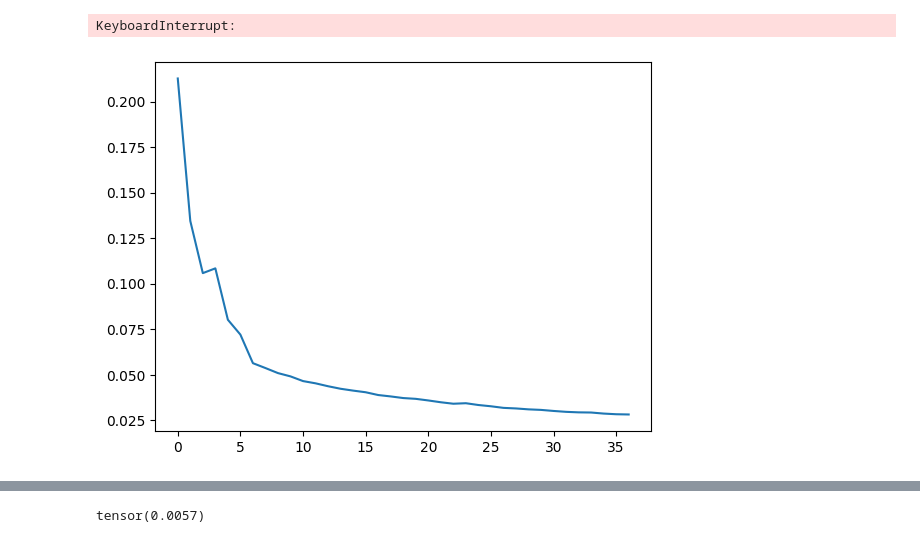
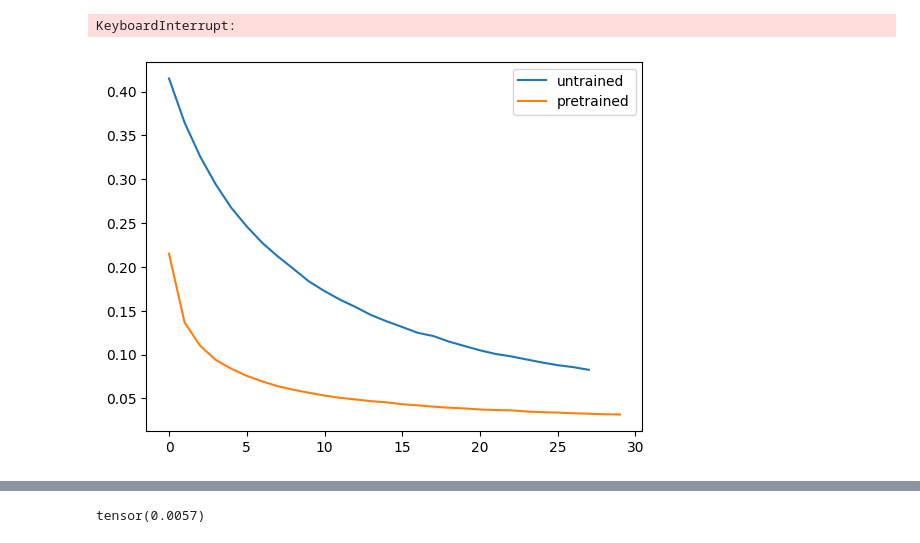
Before and after one commit to Onon0/DepthSegmentation, a Jupyter notebook: Untitled.ipynb, the cells around one changed output, grey strips where cells are left out. Drawn from its saved outputs; the diff is of its cells as text; code cells hidden in the pictures.

```diff
--- a/Untitled.ipynb
+++ b/Untitled.ipynb
@@ -411,8 +391,14 @@ for batch_idx, (data, targets) in enumerate(loop):
 # %% [output]
 KeyboardInterrupt:
 # %%
-path = "D:\DLStudy\DepthSegmentation\model\Dense169"
+path = "D:\DLStudy\DepthSegmentation\model\\resnet50b"
 dir_list = os.listdir(path)
 timeline = []
 for item in dir_list:
     timeline.append(float(item.split('_')[2]))
+# %%
+path = "D:\\DLStudy\\DepthSegmentation\\model\\resnet50"
+dir_list = os.listdir(path)
+timeline2 = []
+for item in dir_list:
+    timeline2.append(float(item.split('_')[2]))
@@ -419,5 +411,9 @@ for item in dir_list:
 # %%
-plt.plot(timeline)
+plt.plot(timeline[0:30], label="untrained")
+plt.plot(timeline2[0:30], label="pretrained")
+#plt.plot(timeline3, label="MobileNetv3")
+plt.legend()
+plt.savefig("D:\DLStudy\DepthSegmentation\\diff.jpg")
 plt.show()
 # %% [output]
-[figure, old version]
+[figure, new version]
```
Also changed, not shown: parts of 11 cells of this notebook, 1 other file.
